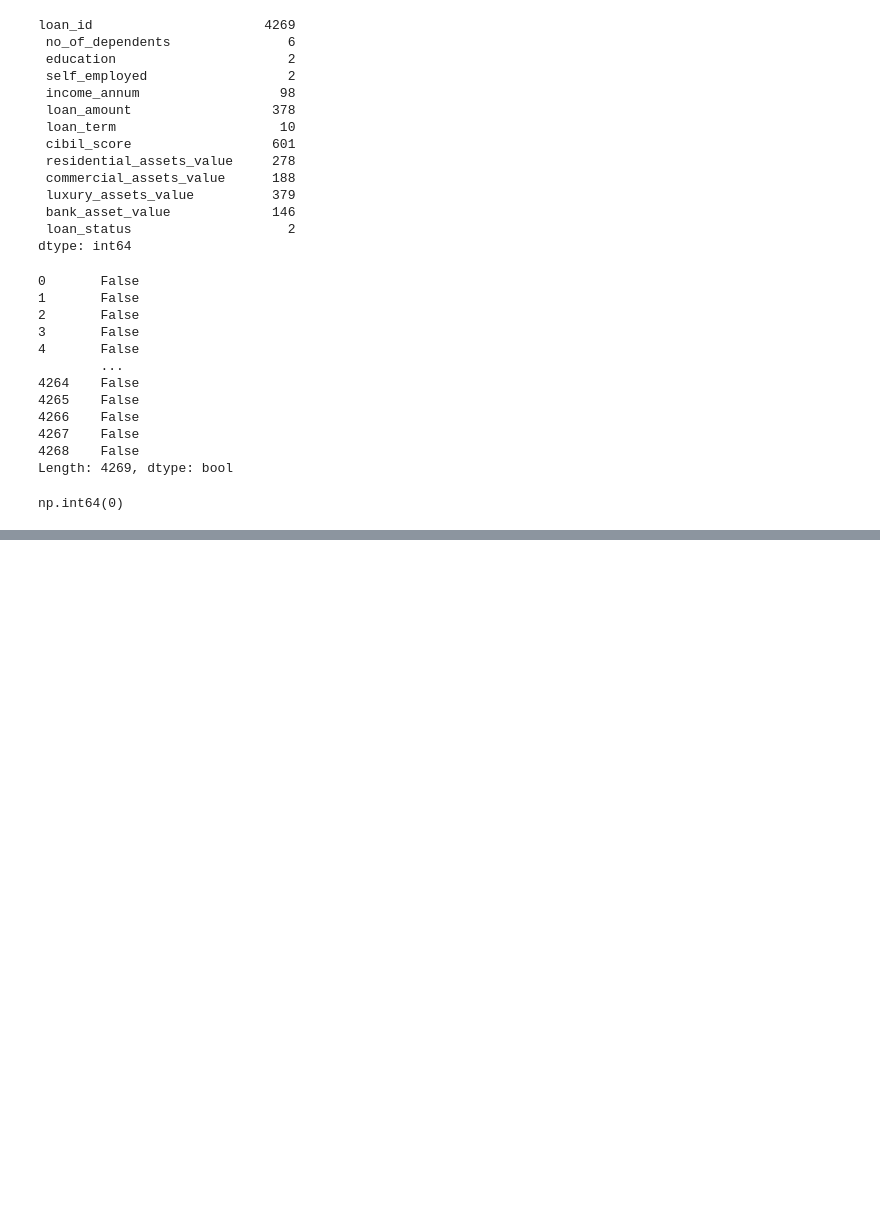
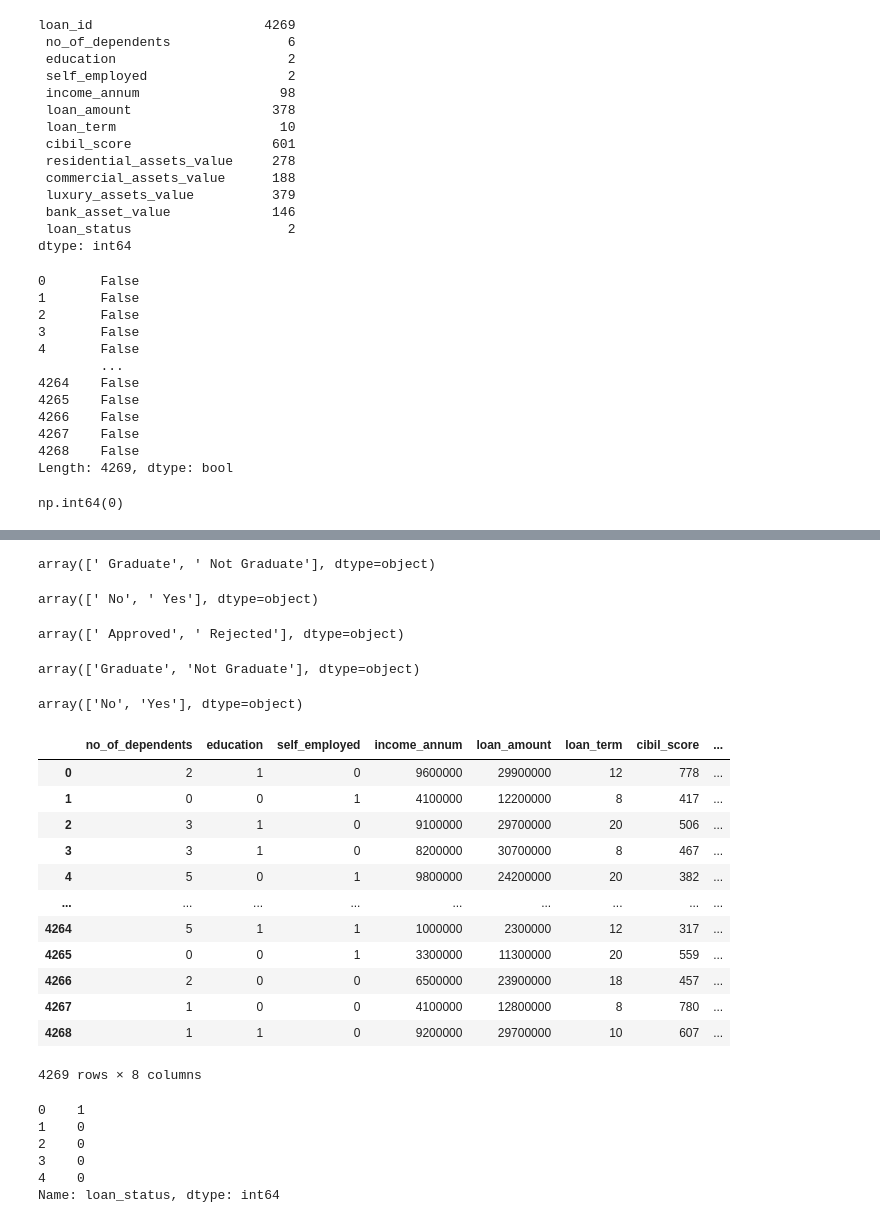
Before and after one commit to natividad2019/EDAProject, a Jupyter notebook: simpledata.ipynb, the cells around one changed output, grey strips where cells are left out. Drawn from its saved outputs; the diff is of its cells as text; code cells hidden in the pictures; blank space fills up the shorter version.

Commit message:
loan approval dataset for a bank or financial institution.

```diff
--- a/simpledata.ipynb
+++ b/simpledata.ipynb
@@ -55,3 +55,5 @@ Length: 4269, dtype: bool
 dataset.duplicated().sum() # the sum method counts  the number of duplicates
 # %% [output]
 np.int64(0)
+# %%
+dataset.drop(columns="loan_id", inplace=True)
@@ -154,0 +187,66 @@ X.drop(columns=['residential_assets_value', 'commercial_assets_value', 'luxury_a
+# %%
+X['education'].unique()
+# %% [output]
+array([' Graduate', ' Not Graduate'], dtype=object)
+# %%
+X['self_employed'].unique()
+# %% [output]
+array([' No', ' Yes'], dtype=object)
+# %%
+y.unique()
+# %% [output]
+array([' Approved', ' Rejected'], dtype=object)
+# %%
+X['education'] = X['education'].str.strip()
+X['self_employed'] = X['self_employed'].str.strip()
+y = y.str.strip()
+# %%
+X['education'].unique()
+# %% [output]
+array(['Graduate', 'Not Graduate'], dtype=object)
+# %%
+X['self_employed'].unique()
+# %% [output]
+array(['No', 'Yes'], dtype=object)
+# %%
+# Transformation to Binary
+def transform_categorical_to_binary(df, columns_to_transform):
+    """
+    Transforms specified categorical columns in a DataFrame to binary (0, 1).
+
+    Args:
+    df: The DataFrame to modify.
+    columns_to_transform: A dictionary where keys are column names and values are lists of the original categorical values to map to 1.
+
+    Returns:
+    The modified DataFrame with transformed columns.
+    """
+
+    for column_name, positive_values in columns_to_transform.items():
+        df[column_name] = df[column_name].apply(lambda x: 1 if x in positive_values else 0)
+
+    return df
+
+# Define which values should be mapped to 1
+columns_to_transform = {
+    'education': ['Graduate'],  # 'Graduate' will be mapped to 1, others to 0
+    'self_employed': ['Yes']  # 'Yes' will be mapped to 1, others to 0
+}
+
+# Apply transformation to dataset X
+transformed_X = transform_categorical_to_binary(X, columns_to_transform)
+transformed_X
+# %% [output]
+|  | no_of_dependents | education | self_employed | income_annum | loan_amount | loan_term | cibil_score | ... |
+| 0 | 2 | 1 | 0 | 9600000 | 29900000 | 12 | 778 | ... |
+| 1 | 0 | 0 | 1 | 4100000 | 12200000 | 8 | 417 | ... |
+| 2 | 3 | 1 | 0 | 9100000 | 29700000 | 20 | 506 | ... |
+| 3 | 3 | 1 | 0 | 8200000 | 30700000 | 8 | 467 | ... |
+| 4 | 5 | 0 | 1 | 9800000 | 24200000 | 20 | 382 | ... |
+| ... | ... | ... | ... | ... | ... | ... | ... | ... |
+| 4264 | 5 | 1 | 1 | 1000000 | 2300000 | 12 | 317 | ... |
+| 4265 | 0 | 0 | 1 | 3300000 | 11300000 | 20 | 559 | ... |
+| 4266 | 2 | 0 | 0 | 6500000 | 23900000 | 18 | 457 | ... |
+| 4267 | 1 | 0 | 0 | 4100000 | 12800000 | 8 | 780 | ... |
+| 4268 | 1 | 1 | 0 | 9200000 | 29700000 | 10 | 607 | ... |
+4269 rows × 8 columns
@@ -154,0 +259,9 @@ X.drop(columns=['residential_assets_value', 'commercial_assets_value', 'luxury_a
+# %%
+y[:5]
+# %% [output]
+0    1
+1    0
+2    0
+3    0
+4    0
+Name: loan_status, dtype: int64
```
Also changed, not shown: parts of 12 cells of this notebook.
